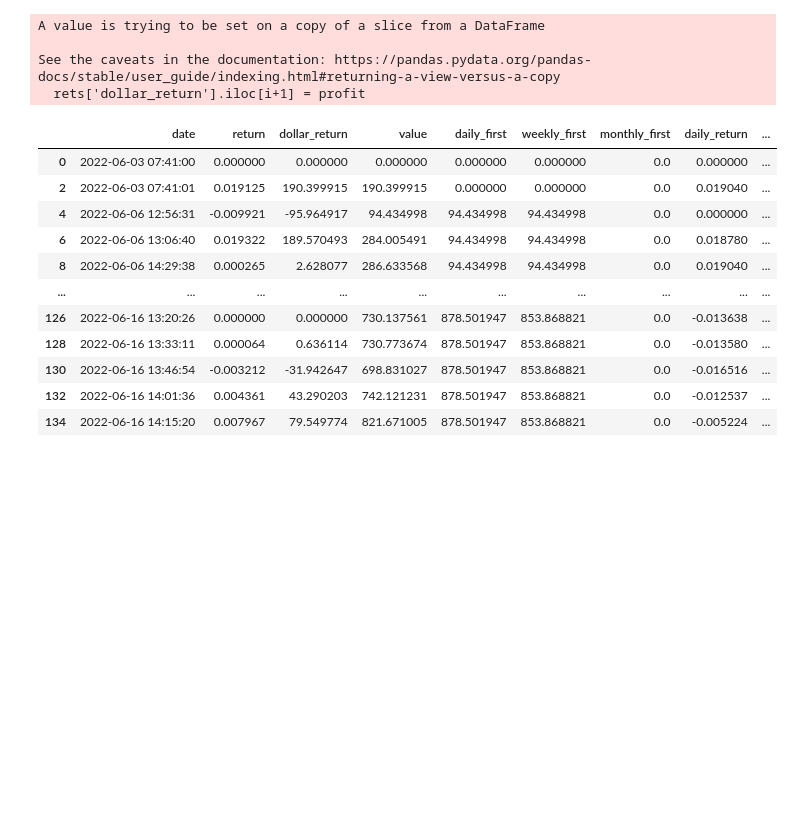
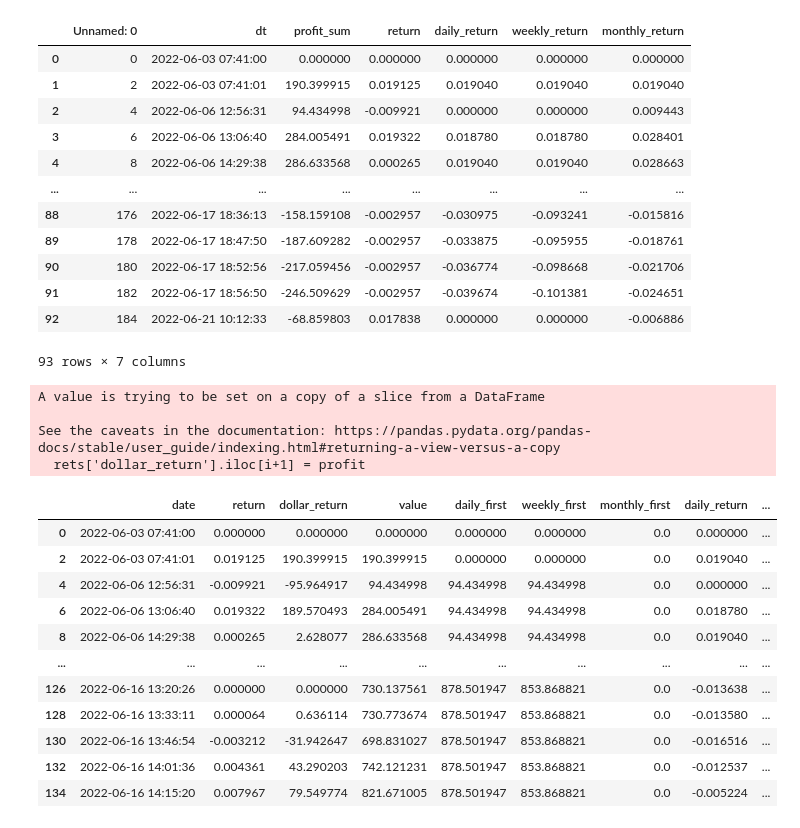
Before and after one commit to TigaJi/algo-trade-dashboard, a Jupyter notebook: DB-Test.ipynb, the cells around one changed output. Saved outputs shown, nothing was run; the diff lists cells and outputs as text; code cells hidden in the pictures; blank space fills up the shorter version.

```diff
--- a/DB-Test.ipynb
+++ b/DB-Test.ipynb
@@ -54,6 +54,46 @@ def sync_data():
     rets.to_csv("s3://research-dashboard/trading-dashboard-data/portfolio_returns.csv",
           storage_options={'key': 'AKIATHGO3RS3C7EMIAU4',
                            'secret': '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'})
+# %%
+access_key = 'AKIAXLFP74QGJB3KDH5L'
+access_secret = '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'
+# %%
+
+
+import boto3
+import pandas as pd
+from io import StringIO
+
+client = boto3.client('s3', aws_access_key_id=access_key,
+        aws_secret_access_key=access_secret)
+bucket_name = 'research-dashboard-1'
+
+transaction_obj = client.get_object(Bucket=bucket_name, Key='trading-dashboard-data/purchase_info.csv')
+transaction_body = transaction_obj['Body']
+transaction_csv_string = transaction_body.read().decode('utf-8')
+
+portfolio_obj = client.get_object(Bucket=bucket_name, Key='trading-dashboard-data/portfolio_returns.csv')
+portfolio_body = portfolio_obj['Body']
+portfolio_csv_string = portfolio_body.read().decode('utf-8')
+
+transaction_data = pd.read_csv(StringIO(transaction_csv_string))
+portfolio_return = pd.read_csv(StringIO(portfolio_csv_string))
+# %%
+portfolio_return
+# %% [output]
+|  | Unnamed: 0 | dt | profit_sum | return | daily_return | weekly_return | monthly_return |
+| 0 | 0 | 2022-06-03 07:41:00 | 0.000000 | 0.000000 | 0.000000 | 0.000000 | 0.000000 |
+| 1 | 2 | 2022-06-03 07:41:01 | 190.399915 | 0.019125 | 0.019040 | 0.019040 | 0.019040 |
+| 2 | 4 | 2022-06-06 12:56:31 | 94.434998 | -0.009921 | 0.000000 | 0.000000 | 0.009443 |
+| 3 | 6 | 2022-06-06 13:06:40 | 284.005491 | 0.019322 | 0.018780 | 0.018780 | 0.028401 |
+| 4 | 8 | 2022-06-06 14:29:38 | 286.633568 | 0.000265 | 0.019040 | 0.019040 | 0.028663 |
+| ... | ... | ... | ... | ... | ... | ... | ... |
+| 88 | 176 | 2022-06-17 18:36:13 | -158.159108 | -0.002957 | -0.030975 | -0.093241 | -0.015816 |
+| 89 | 178 | 2022-06-17 18:47:50 | -187.609282 | -0.002957 | -0.033875 | -0.095955 | -0.018761 |
+| 90 | 180 | 2022-06-17 18:52:56 | -217.059456 | -0.002957 | -0.036774 | -0.098668 | -0.021706 |
+| 91 | 182 | 2022-06-17 18:56:50 | -246.509629 | -0.002957 | -0.039674 | -0.101381 | -0.024651 |
+| 92 | 184 | 2022-06-21 10:12:33 | -68.859803 | 0.017838 | 0.000000 | 0.000000 | -0.006886 |
+93 rows × 7 columns
 # %%
 df = pd.read_csv("sample_data/purchase_info.csv")
 # %%
```
Also changed, not shown: 1 other file.
